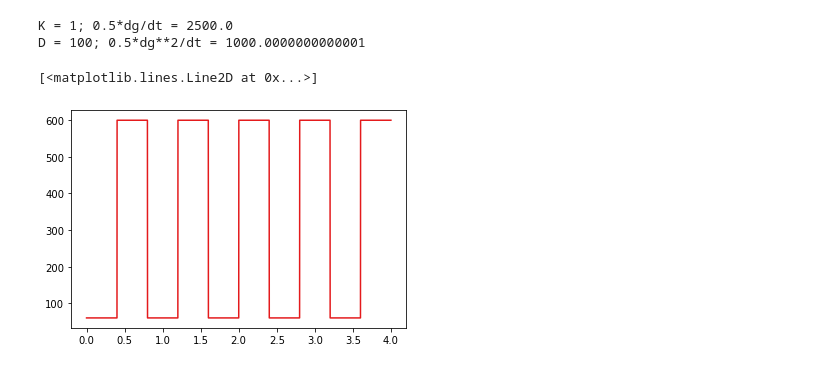
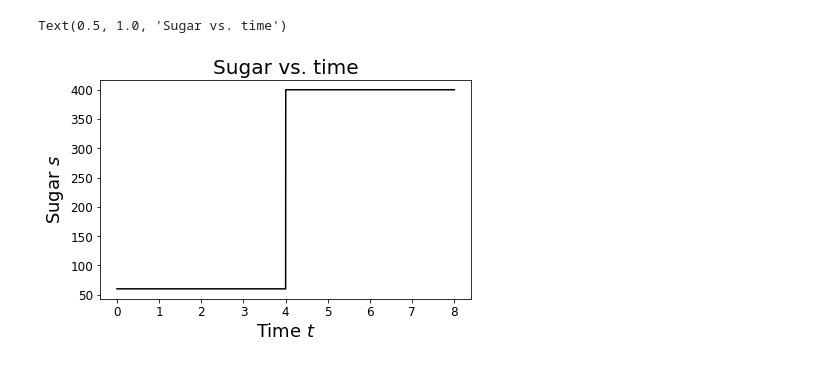
Before and after one commit to sreyam-sengupta/populations_legacy, a Jupyter notebook: 6_populations_dynamic_env.ipynb, the cells around one changed output. Saved outputs shown, nothing was run; the diff lists cells and outputs as text; code cells hidden in the pictures.

```diff
--- a/6_populations_dynamic_env.ipynb
+++ b/6_populations_dynamic_env.ipynb
@@ -18,44 +21,0 @@ CB_colors = ['#377eb8', '#ff7f00', '#4daf4a','#f781bf', '#a65628', '#984ea3','#9
-# %%
-#The spacetime parameters. Let the population distribution of gene expression level be g:
-g_min = 0
-g_max = 100
-dg = 0.4
-#Defining a g_ghost which contains two extra `ghost' points at the edges:
-g_ghost = np.arange(g_min-dg,g_max+2*dg,dg)
-g = np.array(g_ghost[1:-1])
-
-
-#Time:
-dt = 0.00008
-T = 4
-# Nt = int(T/dt)
-TimeRange = np.arange(0,T+dt,dt)
-
-#How the population distributions evolve in the absence of selection. First, we define the free parameters...
-#...K and alpha, and from those D. K sets the timescale of population response to the regulated mean...
-#...which is set instantaneously. We may choose time units such that K=1.
-K = 1
-#The strength of noise:
-alpha = 1
-#The spread, with the preferred expression level (peak) now set to 50% of maximum.:
-g_peak = 0.5*(g_min+g_max)
-D = alpha*K*g_max
-
-#Checks:
-print(f"K = {K}; 0.5*dg/dt = {0.5*dg/dt}")
-print(f"D = {D}; 0.5*dg**2/dt = {0.5*dg**2/dt}")
-
-#Stability check:
-flag_stability=0
-if (K>=int(0.5*dg/dt) or D>=int(0.5*dg**2/dt)):
-    flag_stability=1
-    print("Warning! FTCS unstable.")
-
-#Now let's add selection to the picture. First, defining the relative differential growth rate delta.
-delta = .17/g_max*100
-
-#Color-blind friendly colors to plot:
-CB_colors = ['#377eb8', '#ff7f00', '#4daf4a','#f781bf', '#a65628', '#984ea3','#999999', '#e41a1c', '#dede00']
-# %% [output]
-K = 1; 0.5*dg/dt = 2500.0
-D = 100; 0.5*dg**2/dt = 1000.0000000000001
@@ -201,16 +22,24 @@ def selection_dyn(p0_unreg,p0_reg,sug_dyn,alpha,delta):
 # %%
 flag = False
 sug_dyn = np.ones_like(TimeRange)
 temp_sug = np.array([])
-num_jumps = 10
+num_jumps = 2
 for i in range(num_jumps):
     if (i%2==0):
         temp_sug = np.concatenate((temp_sug,60*np.array_split(sug_dyn,num_jumps)[i]))
     elif (i%2==1):
-        temp_sug = np.concatenate((temp_sug,600*np.array_split(sug_dyn,num_jumps)[i]))
+        temp_sug = np.concatenate((temp_sug,400*np.array_split(sug_dyn,num_jumps)[i]))
 sug_dyn = temp_sug
 
-plt.plot(TimeRange,sug_dyn,c=CB_colors[-2])
+fig,ax = plt.subplots(1,1,constrained_layout='true')
+
+ax.plot(TimeRange,sug_dyn,c='k')
+ax.tick_params(axis='both', which='major', labelsize=12)
+ax.tick_params(axis='both', which='minor', labelsize=10)
+ax.set_xlabel(r'Time $t$',fontsize=18)
+ax.set_ylabel('Sugar $s$',fontsize=18)
+ax.set_title('Sugar vs. time', fontsize=20)
+# fig.savefig("6_sug_vs_t.pdf",format="pdf",dpi=1200,bbox_inches="tight",pad_inches=0)
 # %% [output]
-[<matplotlib.lines.Line2D at 0x...>]
+Text(0.5, 1.0, 'Sugar vs. time')
-[figure, old version]
+[figure, new version]
```
Also changed, not shown: parts of 15 cells of this notebook, 14 other files.
